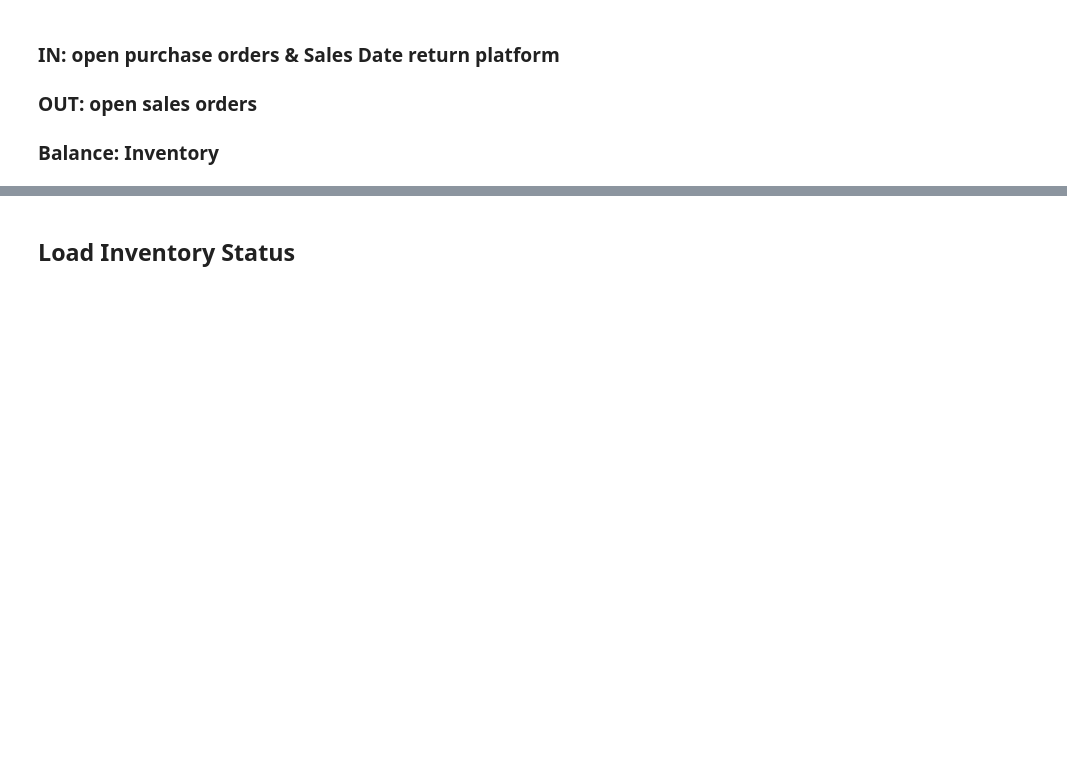
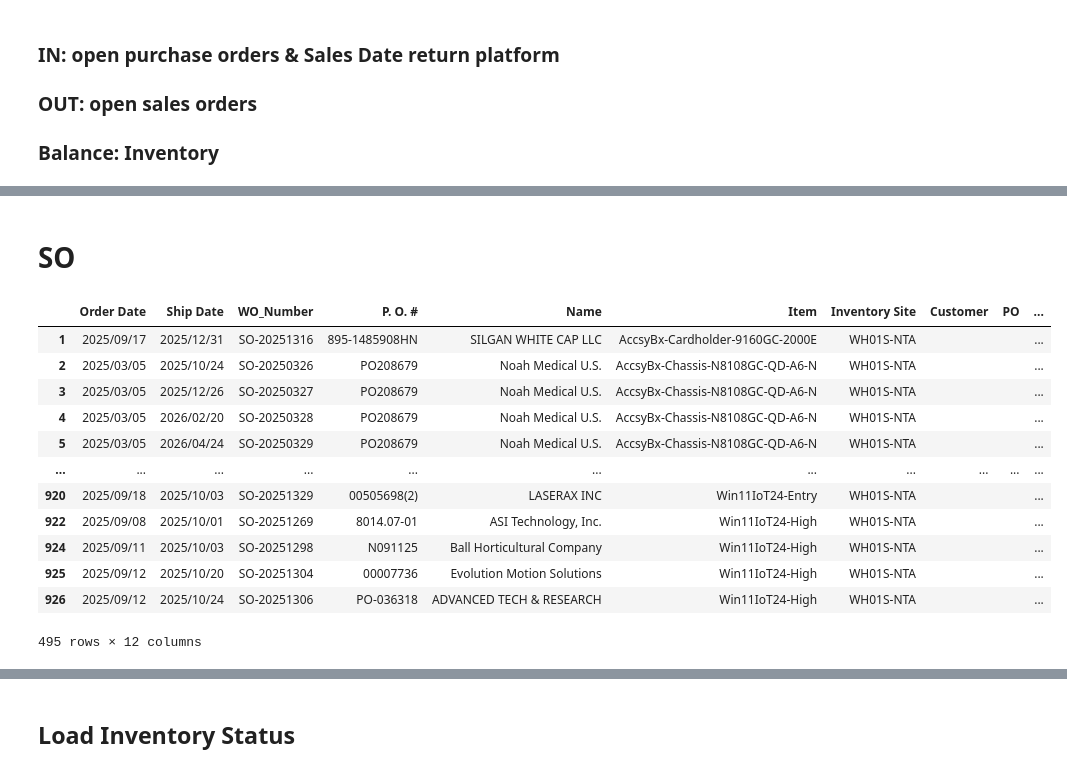
Before and after one commit to playoung2818/LT-Check-Brenda, a Jupyter notebook: Dashboard.ipynb, the cells around one changed output, grey strips where cells are left out. Drawn from its saved outputs; the diff is of its cells as text; code cells hidden in the pictures; blank space fills up the shorter version.

```diff
--- a/Dashboard.ipynb
+++ b/Dashboard.ipynb
@@ -52,7 +52,7 @@ pod = pod.dropna(axis=0, how='all',subset=None, inplace=False)
 pod = pod.dropna(thresh=5)
 pod['Memo'] = pod['Memo'].str.split(' ',expand=True)[0]
 pod['QB Num'] = pod['QB Num'].str.split('(',expand=True)[0]
-print(pod['Memo'].str.split('*',expand=True)[0])
+# print(pod['Memo'].str.split('*',expand=True)[0])
 pod['Memo'] = pod['Memo'].str.replace("*","")
 pod.rename(columns={"Memo":"Item"},inplace=True)
 pod['Order Date']= pd.to_datetime(pod['Order Date'])
@@ -62,19 +62,22 @@ pod['Deliv Date'] = pod['Deliv Date'].dt.strftime('%Y/%m/%d')
 pod.to_csv('open purchase2.csv',index=False)
 
 #NAV
-NAV = pd.read_csv("Data/Sales Date return platform.csv",usecols=['Document No.',"Customer PO No.","Customer Ordering Model","OP Estimated Shipping Date","Quantity","No.","Customer Ordering Desc."],encoding='utf-8')
-NAV.rename(columns={"Customer PO No.":"QB Num","Customer Ordering Model":"Item",'Document No.':"Remark","OP Estimated Shipping Date":"Ship Date","Quantity":"Qty(+)"},inplace=True)
+NAV = pd.read_csv("Data/Sales Date return platform.csv",usecols=['Document No.',"Customer PO No.","Customer Ordering Model","OP Estimated Shipping Date","Quantity","No.","Customer Ordering Desc.", "External Document No."],encoding='utf-8')
+NAV.rename(columns={"Customer PO No.":"QB Num","Customer Ordering Model":"Item",'Document No.':"Remark","OP Estimated Shipping Date":"Ship Date","Quantity":"Qty(+)", 'External Document No.': 'WO_Number'},inplace=True)
 NAV['QB Num'] = NAV['QB Num'].str.split('(',expand=True)[0]
+NAV['WO_Number'] = NAV['WO_Number'].str.extract(r'(SO-\d+)', expand=False)
 NAV.to_csv('NAV1.csv',index=False)
-# with open('NAV1.csv', 'r',encoding='utf-8') as file:
-#     csv_reader = csv.reader(file)
+# # with open('NAV1.csv', 'r',encoding='utf-8') as file:
+# #     csv_reader = csv.reader(file)
 
-# Convert DataFrame rows into list of lists
-data_list = NAV.values.tolist()
-n = len(data_list)
-s50 = []
-for i in range(n):
-    if str(data_list[i][2]).startswith("S"):  # check Item column
-        s50.append(data_list[i])
+# # Convert DataFrame rows into list of lists
+# data_list = NAV.values.tolist()
+# n = len(data_list)
+# s50 = []
+# for i in range(n):
+#     if str(data_list[i][2]).startswith("S"):  # check Item column
+#         s50.append(data_list[i])
 
 # s50 = pd.DataFrame(s50, columns=NAV.columns)
+# print(len(s50))
+# print(len(NAV))
@@ -93,0 +86,5 @@ Name: 0, Length: 574, dtype: object
+# %%
+# Add Pre-installed column (True/False)
+NAV['Pre-installed'] = NAV['Customer Ordering Desc.'].str.contains(
+    ', including', case=False, na=False
+)
@@ -93,0 +191,28 @@ Name: 0, Length: 574, dtype: object
+# %% [markdown]
+# SO
+# %%
+# 1. Build a lookup Series: QB Num -> Pre-installed
+lookup = (
+    NAV[['WO_Number', 'Pre-installed']]
+    .drop_duplicates('WO_Number')       # ensure unique keys
+    .set_index('WO_Number')['Pre-installed']
+)
+
+# 2. Map onto pod
+SO['Pre-installed'] = SO['WO_Number'].map(lookup)
+# %%
+SO[SO['Pre-installed'].isna()] ## SO that does not mation in NAV
+# %% [output]
+|  | Order Date | Ship Date | WO_Number | P. O. # | Name | Item | Inventory Site | Customer | PO | ... |
+| 1 | 2025/09/17 | 2025/12/31 | SO-20251316 | 895-1485908HN | SILGAN WHITE CAP LLC | AccsyBx-Cardholder-9160GC-2000E | WH01S-NTA |  |  | ... |
+| 2 | 2025/03/05 | 2025/10/24 | SO-20250326 | PO208679 | Noah Medical U.S. | AccsyBx-Chassis-N8108GC-QD-A6-N | WH01S-NTA |  |  | ... |
+| 3 | 2025/03/05 | 2025/12/26 | SO-20250327 | PO208679 | Noah Medical U.S. | AccsyBx-Chassis-N8108GC-QD-A6-N | WH01S-NTA |  |  | ... |
+| 4 | 2025/03/05 | 2026/02/20 | SO-20250328 | PO208679 | Noah Medical U.S. | AccsyBx-Chassis-N8108GC-QD-A6-N | WH01S-NTA |  |  | ... |
+| 5 | 2025/03/05 | 2026/04/24 | SO-20250329 | PO208679 | Noah Medical U.S. | AccsyBx-Chassis-N8108GC-QD-A6-N | WH01S-NTA |  |  | ... |
+| ... | ... | ... | ... | ... | ... | ... | ... | ... | ... | ... |
+| 920 | 2025/09/18 | 2025/10/03 | SO-20251329 | 00505698(2) | LASERAX INC | Win11IoT24-Entry | WH01S-NTA |  |  | ... |
+| 922 | 2025/09/08 | 2025/10/01 | SO-20251269 | 8014.07-01 | ASI Technology, Inc. | Win11IoT24-High | WH01S-NTA |  |  | ... |
+| 924 | 2025/09/11 | 2025/10/03 | SO-20251298 | N091125 | Ball Horticultural Company | Win11IoT24-High | WH01S-NTA |  |  | ... |
+| 925 | 2025/09/12 | 2025/10/20 | SO-20251304 | 00007736 | Evolution Motion Solutions | Win11IoT24-High | WH01S-NTA |  |  | ... |
+| 926 | 2025/09/12 | 2025/10/24 | SO-20251306 | PO-036318 | ADVANCED TECH & RESEARCH | Win11IoT24-High | WH01S-NTA |  |  | ... |
+495 rows × 12 columns
```
Also changed, not shown: parts of 18 cells of this notebook, 1 other file.
